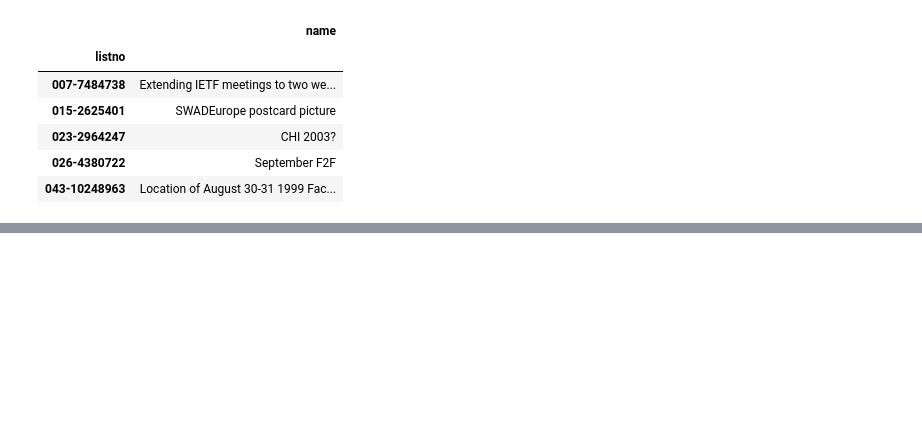
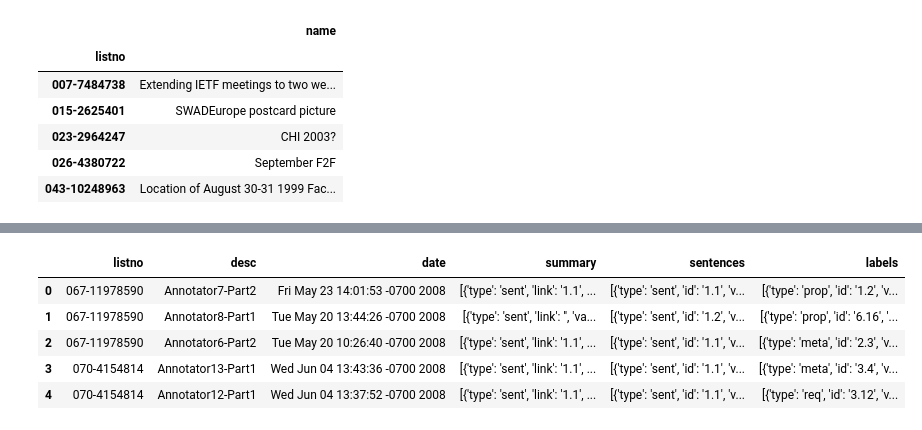
Before and after one commit to IOEPAS/zippy, a Jupyter notebook: notebooks/exploratory/bc3_processing.ipynb, the cells around one changed output, grey strips where cells are left out. Drawn from its saved outputs; the diff is of its cells as text; code cells hidden in the pictures; blank space fills up the shorter version.

```diff
--- a/notebooks/exploratory/bc3_processing.ipynb
+++ b/notebooks/exploratory/bc3_processing.ipynb
@@ -152,3 +155,43 @@ thread_df.head()
 # %%
 message_df.to_pickle('bc3_mails.pkl')
 thread_df.to_pickle('bc3_threads.pkl')
+# %%
+etree = ET.parse('../../data/raw/bc3/annotation.xml')
+root = etree.getroot()
+# %%
+annotation_cols = ["listno", "desc", "date", "summary", "sentences", "labels"]
+annotation_df = pd.DataFrame(columns=annotation_cols);
+# %%
+for thread in root.findall('thread'):
+    thread_listno = thread.find('listno').text
+
+    for annotation in thread.findall('annotation'):
+        desc = annotation.find('desc').text
+        date = annotation.find('date').text
+
+        summary = []
+        sentences = []
+        labels = []
+        for i in annotation.find('summary'):
+            summary.append({'type': i.tag, 'link': i.get('link'), 'value': i.text})
+        for i in annotation.find('sentences'):
+            sentences.append({'type': i.tag, 'id': i.get('id'), 'value': i.text})
+        for i in annotation.find('labels'):
+            labels.append({'type': i.tag, 'id': i.get('id'), 'value': i.text})
+        annotation_df = annotation_df.append({
+            'listno': thread_listno,
+            'desc': desc,
+            'date': date,
+            'summary': summary,
+            'sentences': sentences,
+            'labels': labels
+        }, ignore_index=True)
+# %%
+annotation_df.head()
+# %% [output]
+|  | listno | desc | date | summary | sentences | labels |
+| 0 | 067-11978590 | Annotator7-Part2 | Fri May 23 14:01:53 -0700 2008 | [{'type': 'sent', 'link': '1.1', ... | [{'type': 'sent', 'id': '1.1', 'v... | [{'type': 'prop', 'id': '1.2', 'v... |
+| 1 | 067-11978590 | Annotator8-Part1 | Tue May 20 13:44:26 -0700 2008 | [{'type': 'sent', 'link': '', 'va... | [{'type': 'sent', 'id': '1.2', 'v... | [{'type': 'prop', 'id': '6.16', '... |
+| 2 | 067-11978590 | Annotator6-Part2 | Tue May 20 10:26:40 -0700 2008 | [{'type': 'sent', 'link': '1.1', ... | [{'type': 'sent', 'id': '1.1', 'v... | [{'type': 'meta', 'id': '2.3', 'v... |
+| 3 | 070-4154814 | Annotator13-Part1 | Wed Jun 04 13:43:36 -0700 2008 | [{'type': 'sent', 'link': '1.1', ... | [{'type': 'sent', 'id': '1.1', 'v... | [{'type': 'meta', 'id': '3.4', 'v... |
+| 4 | 070-4154814 | Annotator12-Part1 | Wed Jun 04 13:37:52 -0700 2008 | [{'type': 'sent', 'link': '1.1', ... | [{'type': 'sent', 'id': '1.1', 'v... | [{'type': 'req', 'id': '3.12', 'v... |
```
Also changed, not shown: parts of 6 cells of this notebook.
